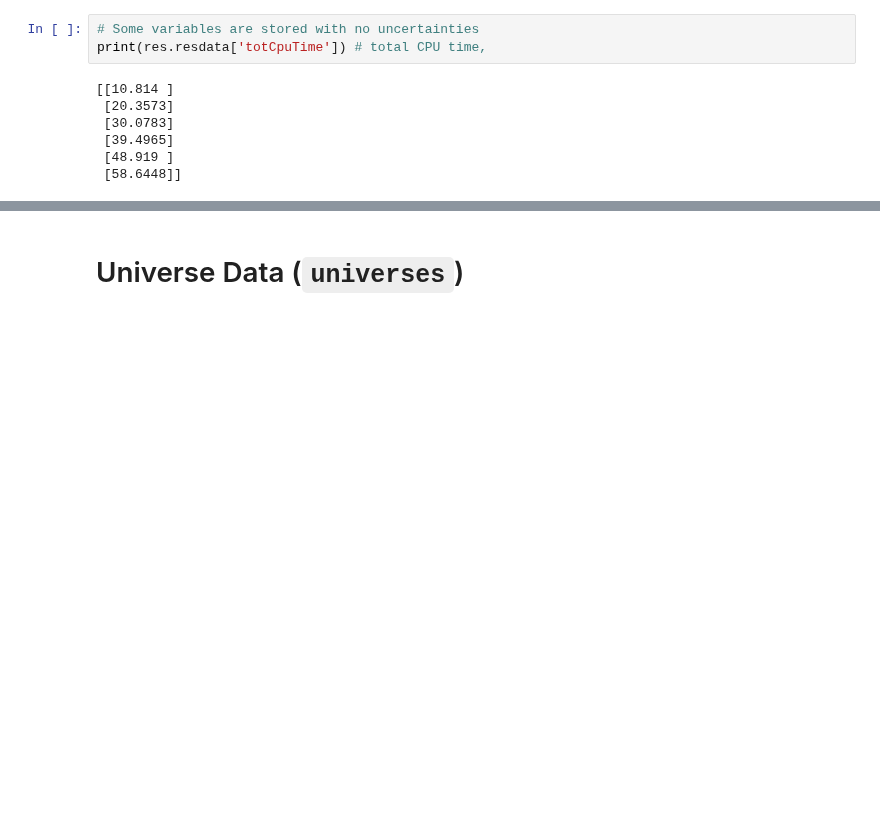
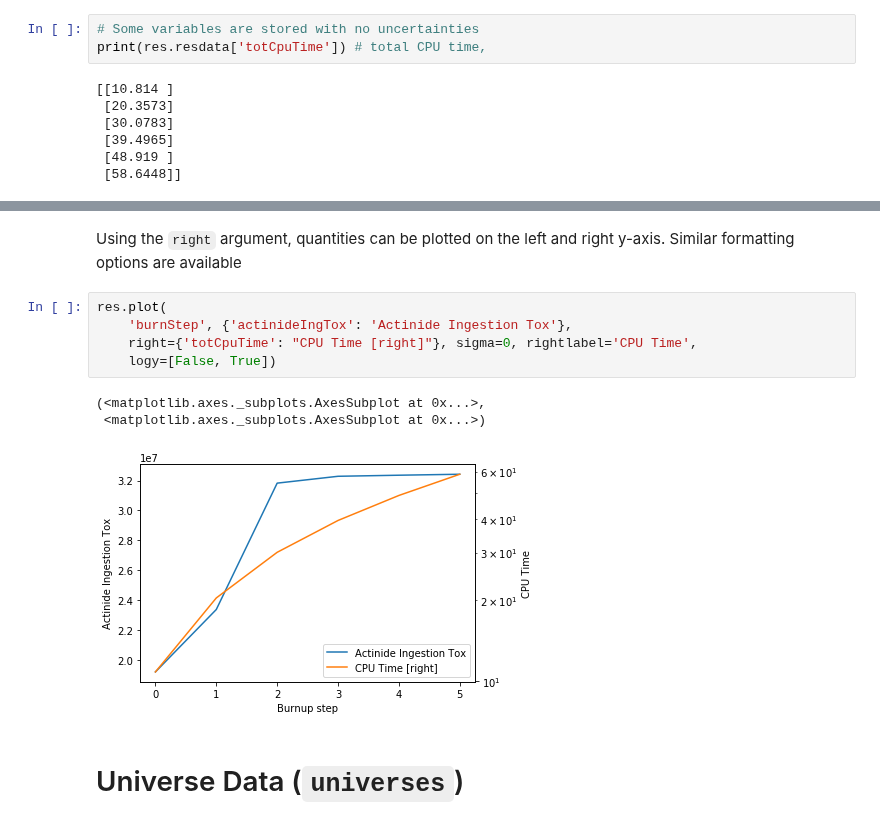
Before and after one commit to CORE-GATECH-GROUP/serpent-tools, a Jupyter notebook: examples/ResultsReader.ipynb, the cells around one changed output, grey strips where cells are left out. Cells and saved outputs as stored; diff of their text form; blank space fills up the shorter version.

```diff
--- a/examples/ResultsReader.ipynb
+++ b/examples/ResultsReader.ipynb
@@ -134,3 +145,14 @@ plt.ylabel('k-eff');
+# %% [markdown]
+Using the `right` argument, quantities can be plotted on the left and right y-axis. Similar formatting options are available
+# %%
+res.plot(
+    'burnStep', {'actinideIngTox': 'Actinide Ingestion Tox'},
+    right={'totCpuTime': "CPU Time [right]"}, sigma=0, rightlabel='CPU Time',
+    logy=[False, True])
+# %% [output]
+(<matplotlib.axes._subplots.AxesSubplot at 0x...>,
+ <matplotlib.axes._subplots.AxesSubplot at 0x...>)
+[figure, added]
 # %% [markdown]
 # Universe Data (`universes`)
 # %% [markdown]
```
Also changed, not shown: parts of 12 cells of this notebook, 7 other files.
